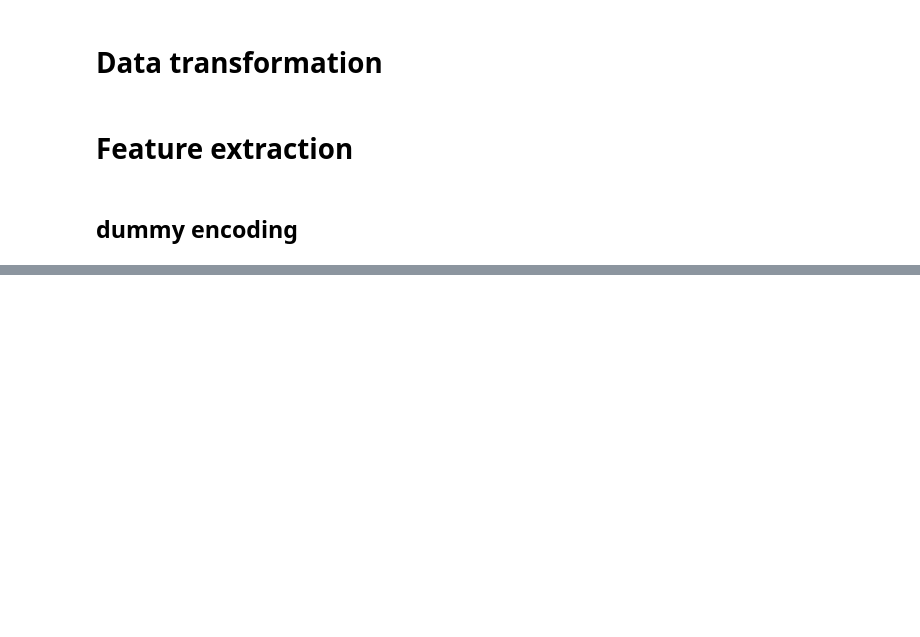
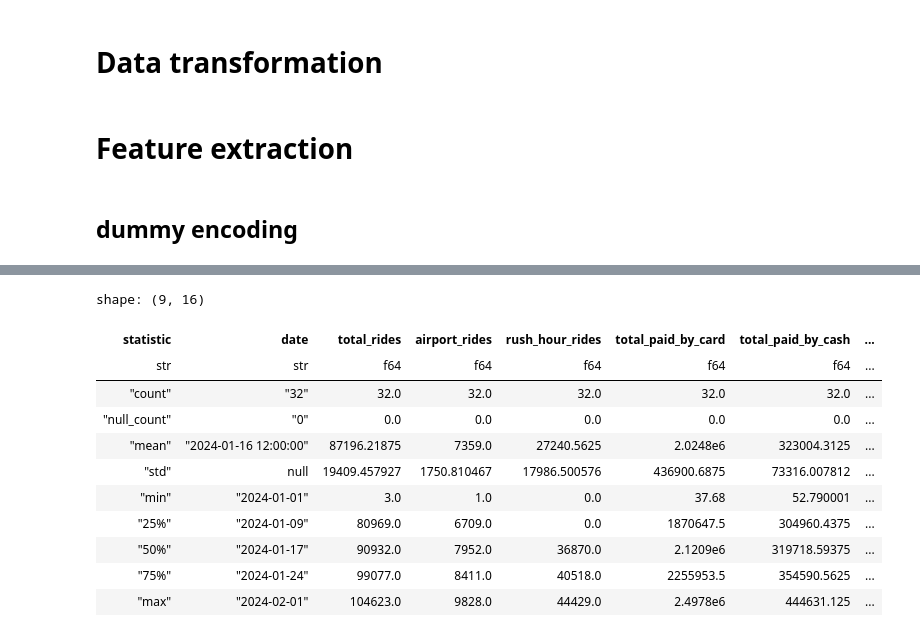
Before and after one commit to mate-mali/MLOPS-MM03, a Jupyter notebook: mm homework.ipynb, the cells around one changed output, grey strips where cells are left out. Cells and saved outputs as stored; diff of their text form; code cells hidden in the pictures; blank space fills up the shorter version.

```diff
--- a/mm homework.ipynb
+++ b/mm homework.ipynb
@@ -277,0 +349,16 @@ df3 = (
+# %%
+#describe statistics
+df3.describe()
+# %% [output]
+shape: (9, 16)
+| statistic | date | total_rides | airport_rides | rush_hour_rides | total_paid_by_card | total_paid_by_cash | ... |
+| str | str | f64 | f64 | f64 | f64 | f64 | ... |
+| "count" | "32" | 32.0 | 32.0 | 32.0 | 32.0 | 32.0 | ... |
+| "null_count" | "0" | 0.0 | 0.0 | 0.0 | 0.0 | 0.0 | ... |
+| "mean" | "2024-01-16 12:00:00" | 87196.21875 | 7359.0 | 27240.5625 | 2.0248e6 | 323004.3125 | ... |
+| "std" | null | 19409.457927 | 1750.810467 | 17986.500576 | 436900.6875 | 73316.007812 | ... |
+| "min" | "2024-01-01" | 3.0 | 1.0 | 0.0 | 37.68 | 52.790001 | ... |
+| "25%" | "2024-01-09" | 80969.0 | 6709.0 | 0.0 | 1870647.5 | 304960.4375 | ... |
+| "50%" | "2024-01-17" | 90932.0 | 7952.0 | 36870.0 | 2.1209e6 | 319718.59375 | ... |
+| "75%" | "2024-01-24" | 99077.0 | 8411.0 | 40518.0 | 2255953.5 | 354590.5625 | ... |
+| "max" | "2024-02-01" | 104623.0 | 9828.0 | 44429.0 | 2.4978e6 | 444631.125 | ... |
```
Also changed, not shown: parts of 12 cells of this notebook.
